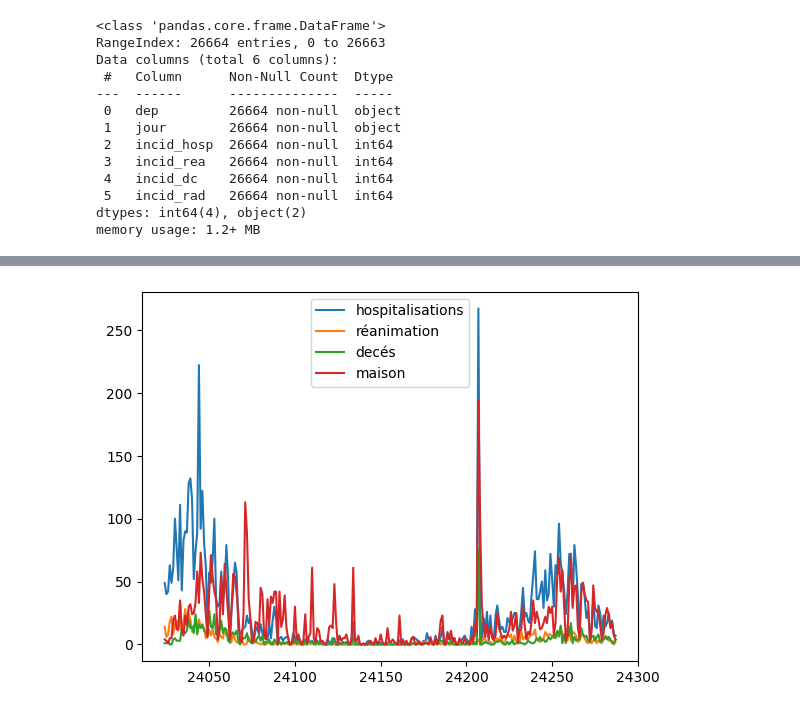
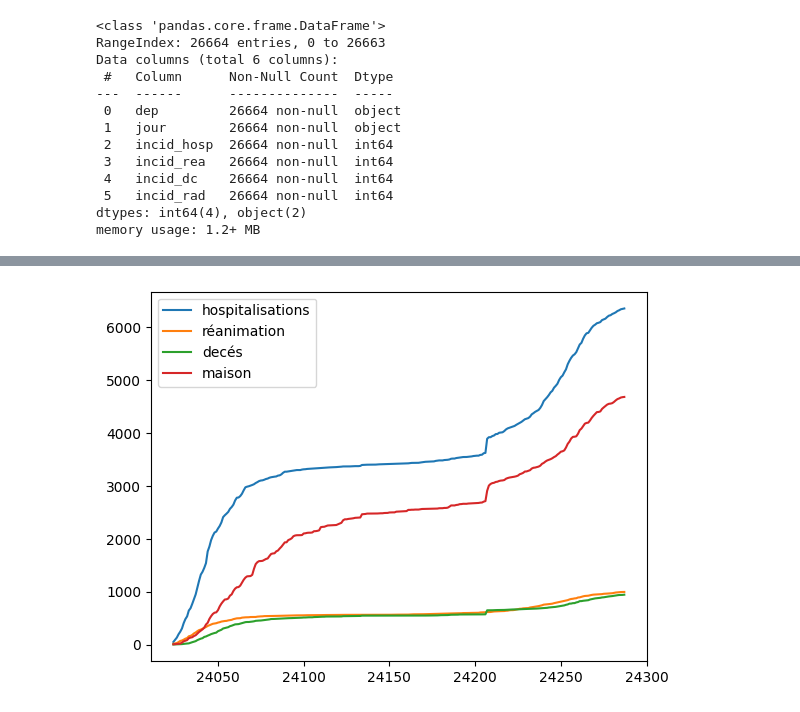
Before and after one commit to Vinschers/queueing-theory, a Jupyter notebook: Project1_DUTRA_VICENTIN.ipynb, the cells around one changed output, grey strips where cells are left out. Saved outputs shown, nothing was run; the diff lists cells and outputs as text; code cells hidden in the pictures.

```diff
--- a/Project1_DUTRA_VICENTIN.ipynb
+++ b/Project1_DUTRA_VICENTIN.ipynb
@@ -294,4 +303,8 @@ def plot_info_cum(data):
 
     plt.legend()
     plt.show()
+# %%
+plot_info_cum(data[data.dep == '91'])
+# %% [output]
+[figure, added]
 # %%
@@ -312,4 +314,0 @@ def plot_SIR_mov_avg(s, i, r, N):
-# %%
-plot_info(data[data.dep == '91'])
-# %% [output]
-[figure]
```
Also changed, not shown: parts of 15 cells of this notebook.
